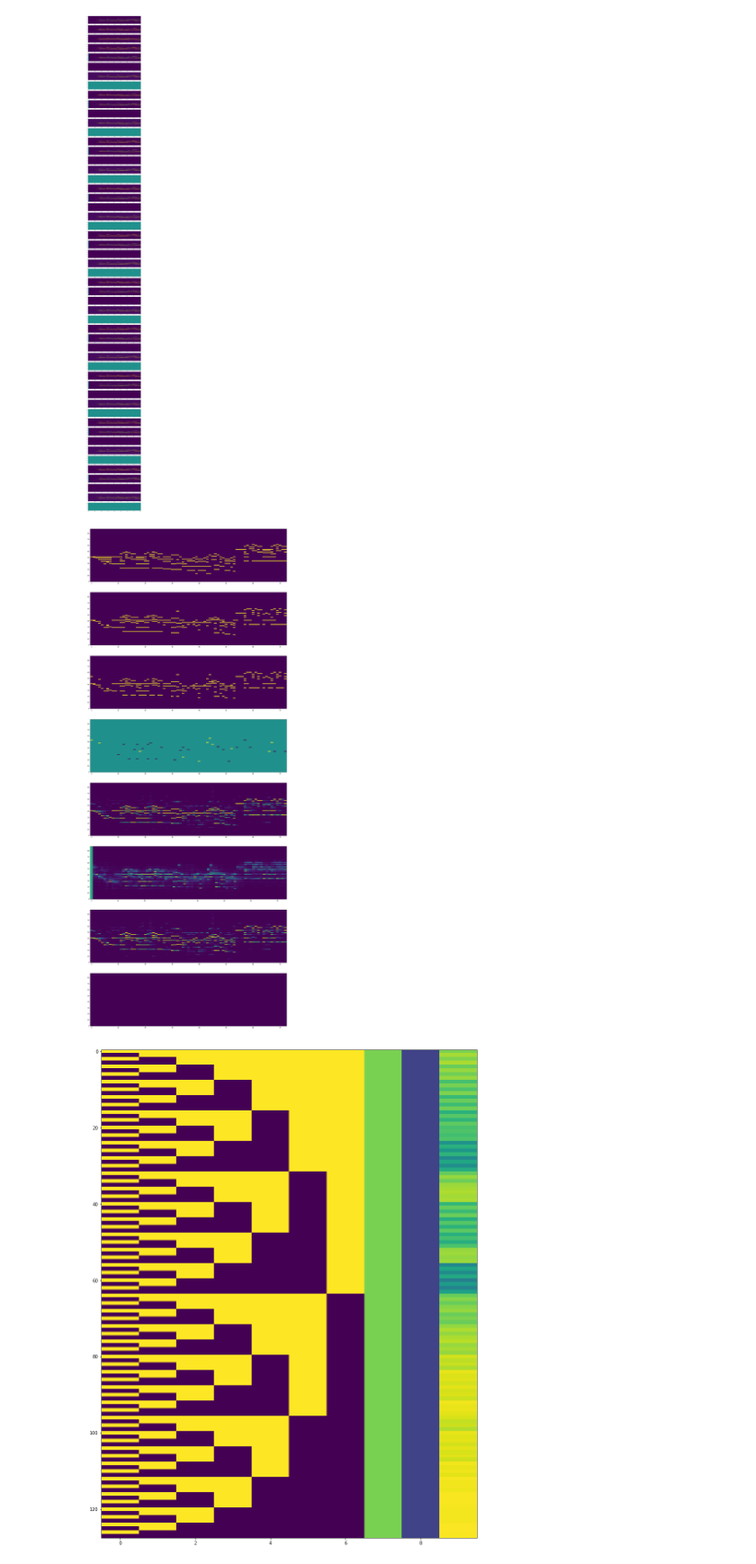
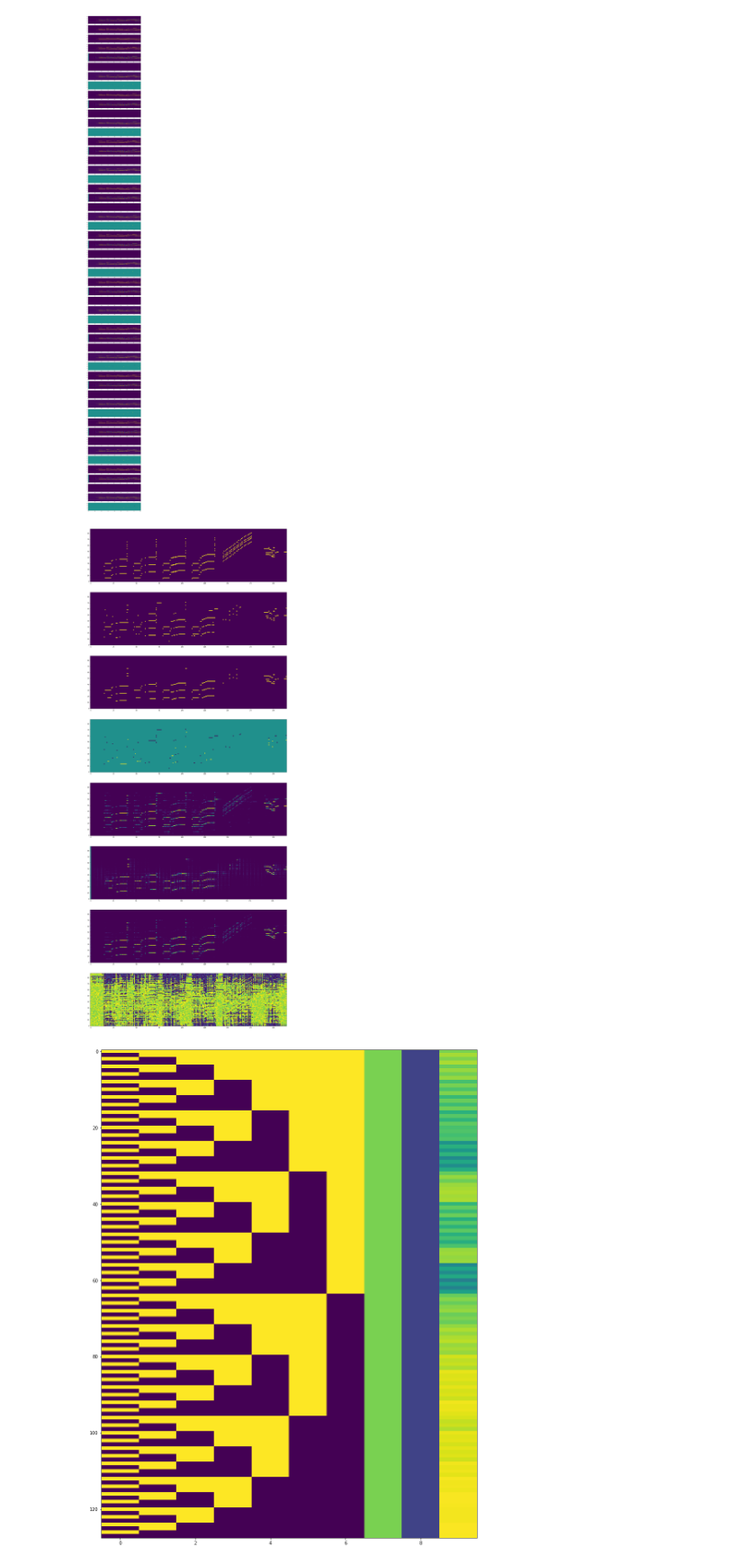
Before and after one commit to adrienycart/MLM_decoding, a Jupyter notebook: Scratch.ipynb, the cells around one changed output. Shown at 90% size. Cells and saved outputs as stored; diff of their text form; code cells hidden in the pictures.

```diff
--- a/Scratch.ipynb
+++ b/Scratch.ipynb
@@ -49,39 +49,43 @@ plt.show()
 # %%
 # For viewing results of final output
 
 import dataMaps
-import pickle
 import os
 import numpy as np
 import matplotlib.pyplot as plt
+from matplotlib.colors import Normalize
 
-step = "event"
-folder = "results/save/save-" + step + "-wm"
-basename = "MAPS_MUS-alb_se2_ENSTDkCl"
+norm = Normalize(vmin=0, vmax=1)
+
+step = "quant"
+folder = "results/save/save-" + step + "-gtweight-0.25"
+basename = "MAPS_MUS-liz_rhap09_ENSTDkAm"
 
 pr = np.load(os.path.join(folder, basename + "_pr.npy"))
-priors = np.load(os.path.join(folder, basename + "_priors.npy"))
-weights = np.load(os.path.join(folder, basename + "_weights.npy"))
-combined_priors = np.load(os.path.join(folder, basename + "_combined_priors.npy"))
+if not folder.endswith("hmm"):
+    priors = np.load(os.path.join(folder, basename + "_priors.npy"))
+    weights = np.load(os.path.join(folder, basename + "_weights.npy"))
+    combined_priors = np.load(os.path.join(folder, basename + "_combined_priors.npy"))
 
 data = dataMaps.DataMaps()
 data.make_from_file("data/outputs/test/" + basename + ".mid", step, section=[0, 30])
 
 acoustic = data.input
 midi = data.target
 
-fig, ax = plt.subplots(8, 1, figsize=(25,65))
+fig, ax = plt.subplots(5 if folder.endswith("hmm") else 8, 1, figsize=(25,40 if folder.endswith("hmm") else 65))
 ax[0].imshow(midi, aspect='auto', origin='lower')
 ax[1].imshow((acoustic>0.5).astype(int), aspect='auto', origin='lower')
 ax[2].imshow(pr, aspect='auto', origin='lower')
 ax[3].imshow(pr - (acoustic>0.5).astype(int), aspect='auto', origin='lower')
 ax[4].imshow(acoustic, aspect='auto', origin='lower')
-ax[5].imshow(priors, aspect='auto', origin='lower')
-ax[6].imshow(combined_priors, aspect='auto', origin='lower')
-ax[7].imshow(weights, aspect='auto', origin='lower')
+if not folder.endswith("hmm"):
+    ax[5].imshow(priors, aspect='auto', origin='lower', norm=norm)
+    ax[6].imshow(combined_priors, aspect='auto', origin='lower', norm=norm)
+    ax[7].imshow(weights, aspect='auto', origin='lower', norm=norm)
 plt.show()
 # %% [output]
-[figure, old version]
+[figure, new version]
 # %%
 # For investigating weight model
 
```
Also changed, not shown: parts of 1 cell of this notebook, 5 other files.
